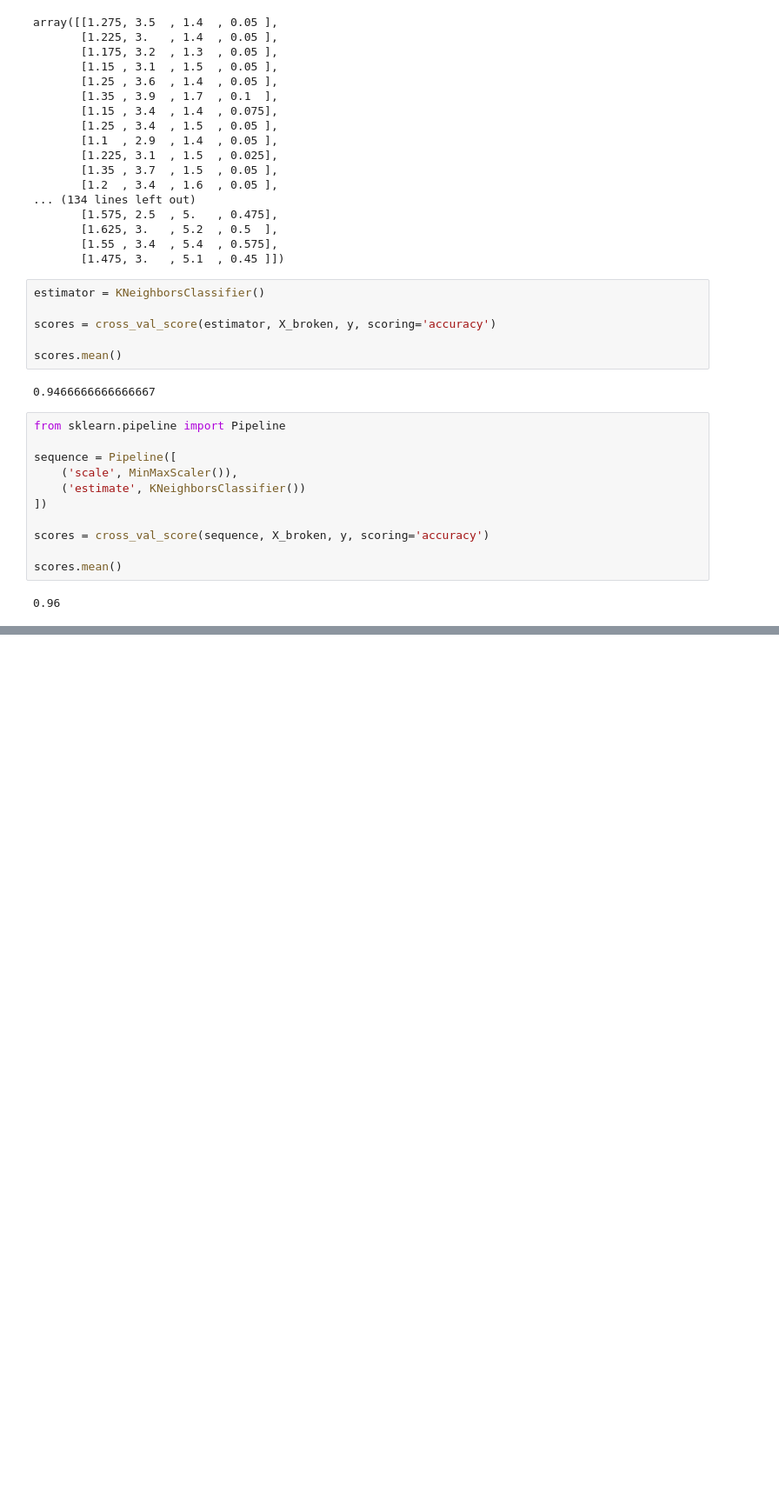
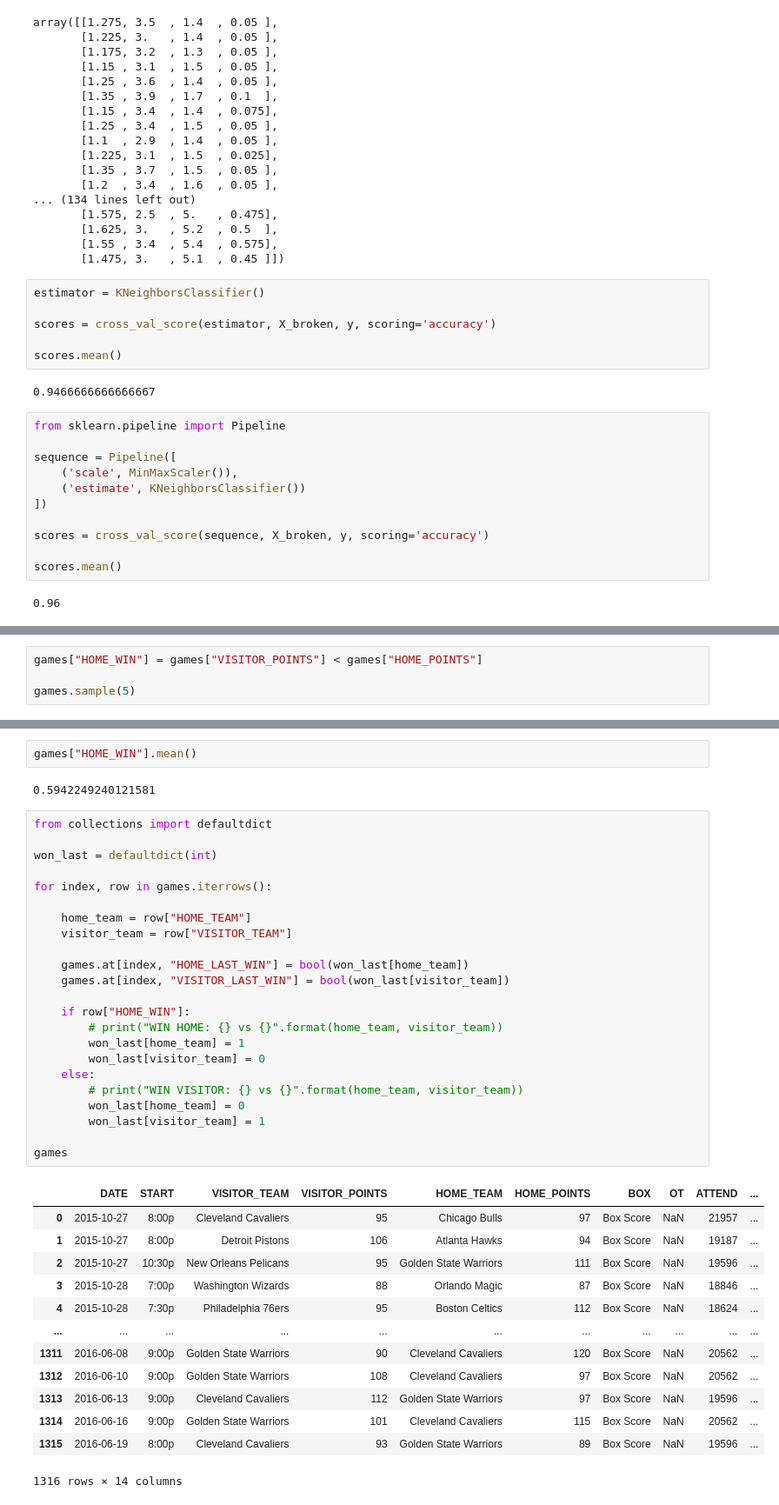
Before and after one commit to dragonnomada/kryteria-deep-learning, a Jupyter notebook: notebooks/Lab.ipynb, the cells around one changed output, grey strips where cells are left out. Shown at 87% size. Saved outputs shown, nothing was run; the diff lists cells and outputs as text; blank space fills up the shorter version.

```diff
--- a/notebooks/Lab.ipynb
+++ b/notebooks/Lab.ipynb
@@ -257,0 +270,4 @@ scores.mean()
+# %%
+games["HOME_WIN"] = games["VISITOR_POINTS"] < games["HOME_POINTS"]
+
+games.sample(5)
@@ -257,0 +281,41 @@ scores.mean()
+# %%
+games["HOME_WIN"].mean()
+# %% [output]
+0.5942249240121581
+# %%
+from collections import defaultdict
+
+won_last = defaultdict(int)
+
+for index, row in games.iterrows():
+
+    home_team = row["HOME_TEAM"]
+    visitor_team = row["VISITOR_TEAM"]
+
+    games.at[index, "HOME_LAST_WIN"] = bool(won_last[home_team])
+    games.at[index, "VISITOR_LAST_WIN"] = bool(won_last[visitor_team])
+
+    if row["HOME_WIN"]:
+        # print("WIN HOME: {} vs {}".format(home_team, visitor_team))
+        won_last[home_team] = 1
+        won_last[visitor_team] = 0
+    else:
+        # print("WIN VISITOR: {} vs {}".format(home_team, visitor_team))
+        won_last[home_team] = 0
+        won_last[visitor_team] = 1
+
+games
+# %% [output]
+|  | DATE | START | VISITOR_TEAM | VISITOR_POINTS | HOME_TEAM | HOME_POINTS | BOX | OT | ATTEND | ... |
+| 0 | 2015-10-27 | 8:00p | Cleveland Cavaliers | 95 | Chicago Bulls | 97 | Box Score | NaN | 21957 | ... |
+| 1 | 2015-10-27 | 8:00p | Detroit Pistons | 106 | Atlanta Hawks | 94 | Box Score | NaN | 19187 | ... |
+| 2 | 2015-10-27 | 10:30p | New Orleans Pelicans | 95 | Golden State Warriors | 111 | Box Score | NaN | 19596 | ... |
+| 3 | 2015-10-28 | 7:00p | Washington Wizards | 88 | Orlando Magic | 87 | Box Score | NaN | 18846 | ... |
+| 4 | 2015-10-28 | 7:30p | Philadelphia 76ers | 95 | Boston Celtics | 112 | Box Score | NaN | 18624 | ... |
+| ... | ... | ... | ... | ... | ... | ... | ... | ... | ... | ... |
+| 1311 | 2016-06-08 | 9:00p | Golden State Warriors | 90 | Cleveland Cavaliers | 120 | Box Score | NaN | 20562 | ... |
+| 1312 | 2016-06-10 | 9:00p | Golden State Warriors | 108 | Cleveland Cavaliers | 97 | Box Score | NaN | 20562 | ... |
+| 1313 | 2016-06-13 | 9:00p | Cleveland Cavaliers | 112 | Golden State Warriors | 97 | Box Score | NaN | 19596 | ... |
+| 1314 | 2016-06-16 | 9:00p | Golden State Warriors | 101 | Cleveland Cavaliers | 115 | Box Score | NaN | 20562 | ... |
+| 1315 | 2016-06-19 | 8:00p | Cleveland Cavaliers | 93 | Golden State Warriors | 89 | Box Score | NaN | 19596 | ... |
+1316 rows × 14 columns
```
Also changed, not shown: parts of 25 cells of this notebook, 4 other files.
